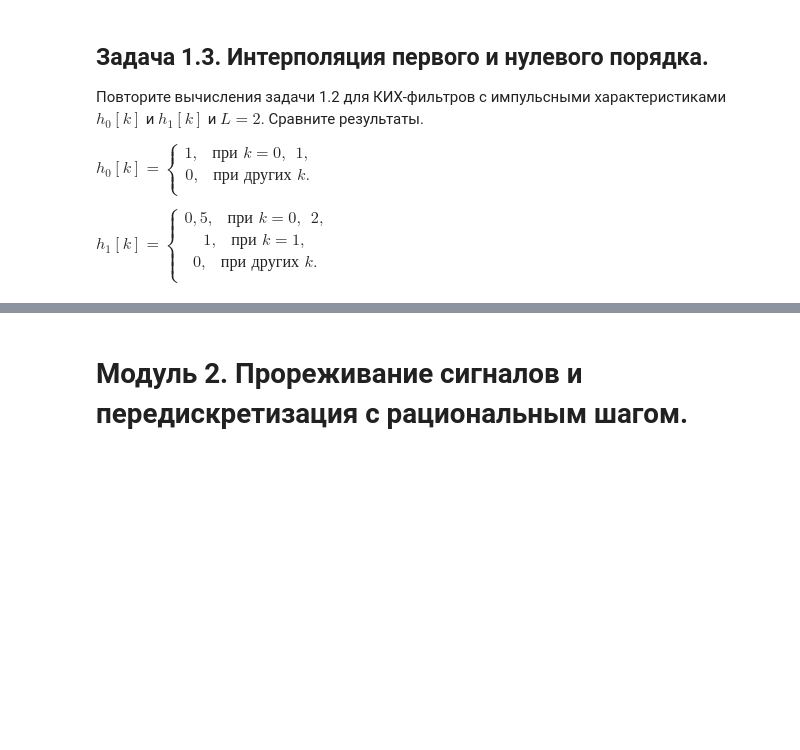
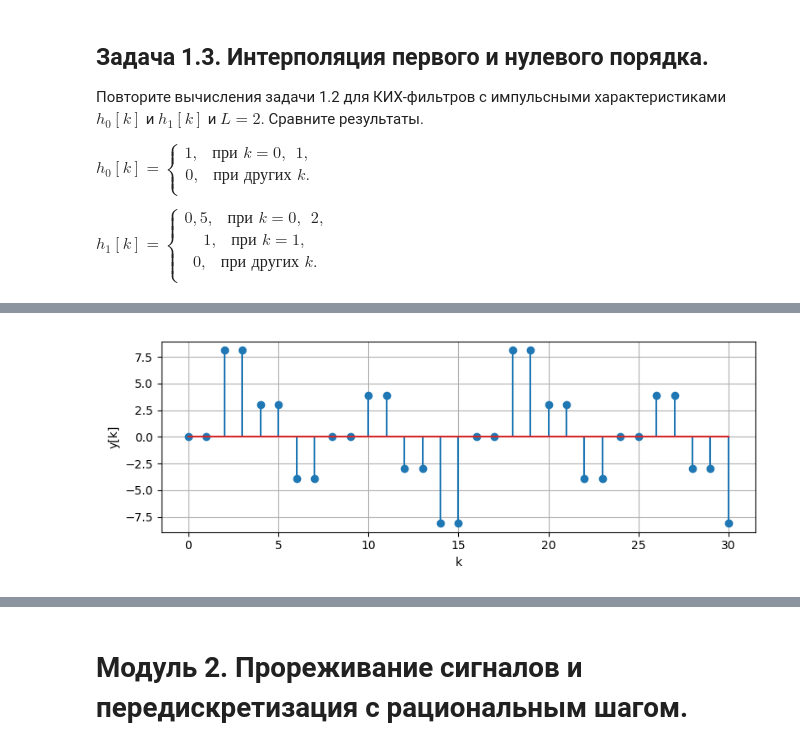
Before and after one commit to derzhavin3016/DSP-labs, a Jupyter notebook: lab6/dsp_lab6.ipynb, the cells around one changed output, grey strips where cells are left out. Saved outputs shown, nothing was run; the diff lists cells and outputs as text; code cells hidden in the pictures; blank space fills up the shorter version.

```diff
--- a/lab6/dsp_lab6.ipynb
+++ b/lab6/dsp_lab6.ipynb
@@ -280,0 +359,11 @@ ${{h}_{1}}[k]=\left\{ \begin{matrix}
+# %%
+y = signal.upfirdn(h0, x, up=L)  # FIR filter
+y = y[numtaps // 2 : -(numtaps // 2 - 1)]
+plt.figure(figsize=[8, 3], dpi=100)
+plt.stem(np.arange(y.size), y)
+plt.xlabel("k")
+plt.ylabel("y[k]")
+plt.tight_layout()
+plt.grid()
+# %% [output]
+[figure, added]
```
Also changed, not shown: parts of 10 cells of this notebook.
